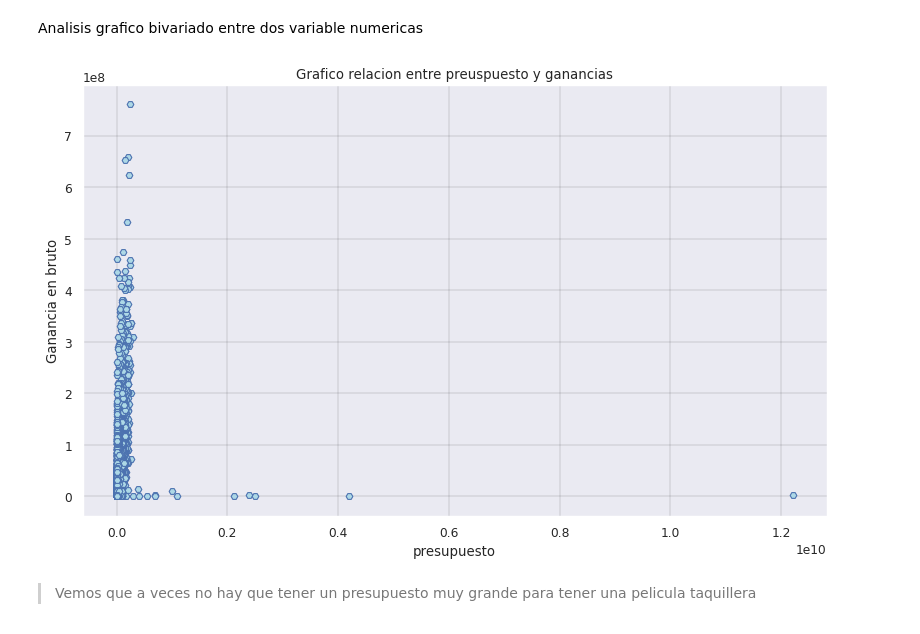
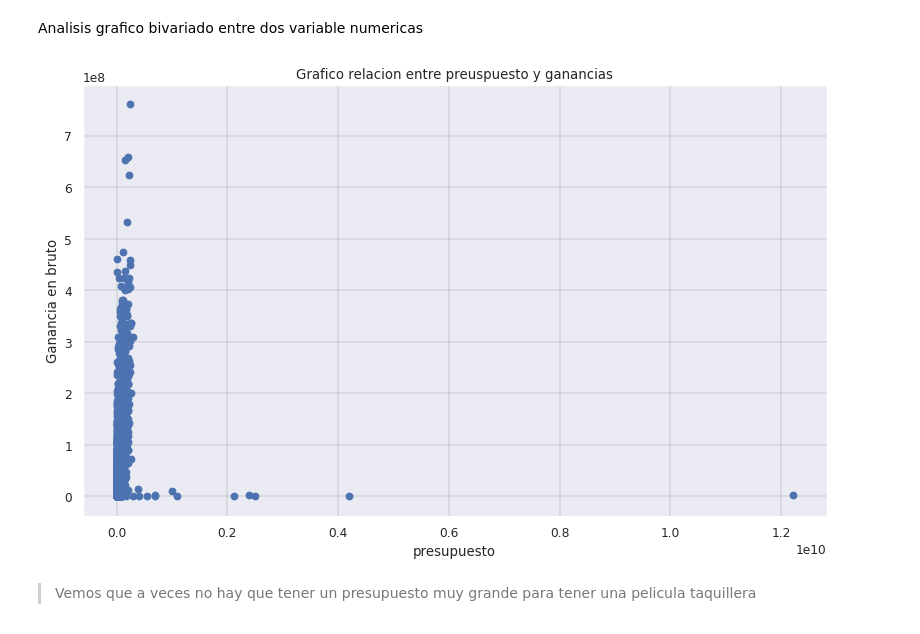
Before and after one commit to antoanela31/ETL-EDA-antoanela, a Jupyter notebook: re-evaluacion-mod2.ipynb, the cells around one changed output. Cells and saved outputs as stored; diff of their text form; code cells hidden in the pictures.

```diff
--- a/re-evaluacion-mod2.ipynb
+++ b/re-evaluacion-mod2.ipynb
@@ -205,15 +205,15 @@ Analisis grafico bivariado entre dos variable numericas
 # %%
 # hacemos un scatTerplot ya que es muy util para visualizar dos variables numericas
 plt.figure(num=None, figsize=(12,7), dpi=80)
 
-plt.scatter(df['budget'], df['gross'],marker ="H",edgecolors = 'b',facecolor='lightblue') #Marker= hexagon, Edgecolor=Blue, fillcolor=lightblue
+plt.scatter(df['budget'], df['gross'],edgecolors = 'b') #Edgecolor=Blue
 plt.xlabel("presupuesto") #Labelling x
 plt.ylabel("Ganancia en bruto") #Labelling y
 plt.title("Grafico relacion entre preuspuesto y ganancias")
-plt.grid(color='black', linestyle='-', linewidth=0.25, alpha=0.5)  ##adds major gridlines
+plt.grid(color='black', linestyle='-', linewidth=0.25, alpha=0.5)
 plt.show()
 # %% [output]
-[figure, old version]
+[figure, new version]
 # %% [markdown]
 > Vemos que a veces no hay que tener un presupuesto muy grande para tener una pelicula taquillera
 # %% [markdown]
```
Also changed, not shown: 1 other file.
